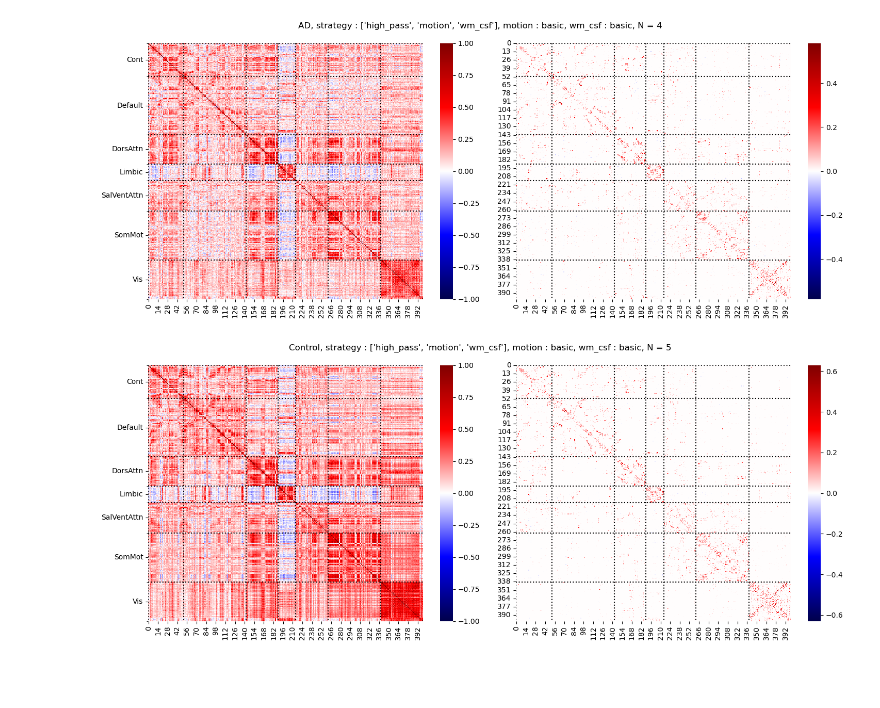
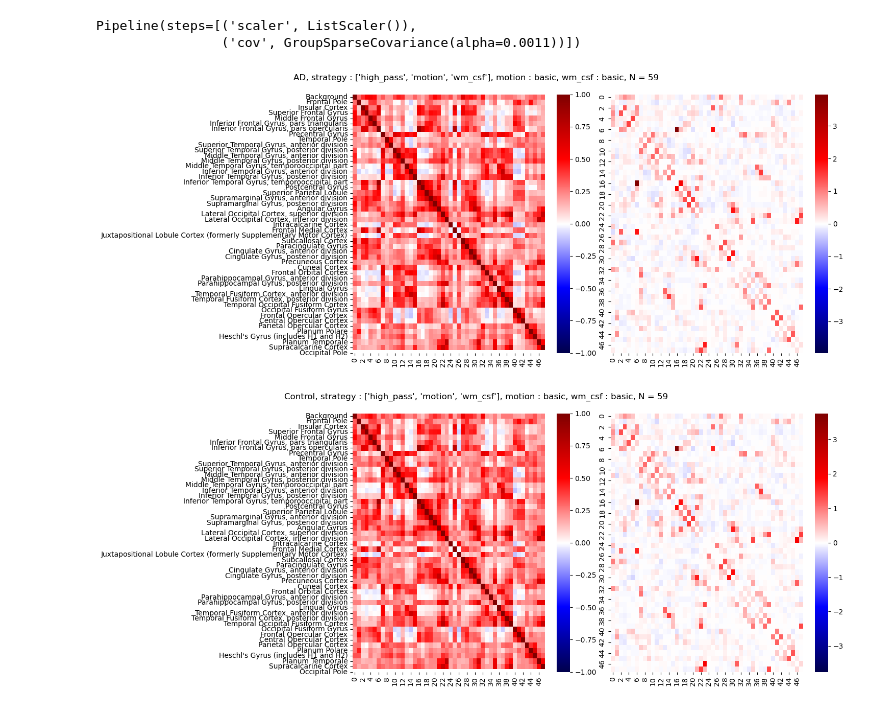
Before and after one commit to jonathan-legrand/bold-dementia, a Jupyter notebook: notebooks/compare_maps.ipynb, the cells around one changed output. Drawn from its saved outputs; the diff is of its cells as text; code cells hidden in the pictures; blank space fills up the shorter version.

```diff
--- a/notebooks/compare_maps.ipynb
+++ b/notebooks/compare_maps.ipynb
@@ -43,0 +42,7 @@ memento = Memento(BIDSDIR, PPATH, atlas)
+# %%
+if CACHE_DIR:
+    memento = MementoTS(cache_dir=CACHE_DIR)
+else:
+    memento = Memento(BIDSDIR, PPATH, atlas)
+
+next(iter(memento))
@@ -90,3 +100,59 @@ GroupSparseCovariance()
+# %%
+import random
+random.seed(4)
+control_ts_sub = random.choices(control_ts, k=len(AD_ts))
+time_series = AD_ts + control_ts_sub
+AD_indices = list(range(len(AD_ts)))
+control_indices = list(range(len(AD_ts), len(time_series)))
+# %%
+from sklearn import covariance
+from sklearn.base import TransformerMixin, BaseEstimator
+from sklearn.pipeline import Pipeline
+
+class Concatenator(TransformerMixin, BaseEstimator):
+    def fit(self, X, y=None):
+        return self
+
+    def transform(self, X, y=None):
+        return np.concatenate(X)
+
+class ListScaler(TransformerMixin, BaseEstimator):
+    def fit(self, X, y=None):
+        self.scaler = StandardScaler()
+        return self
+
+    def transform(self, X, y=None):
+        return [self.scaler.fit_transform(X_i) for X_i in X]
+
+# The sample correlation matrix with relatively short time series
+# is a bad estimate of functionnal connectivity
+#pipe = Pipeline(
+#    [
+#        ("concat", Concatenator()),
+#        ("scaler", StandardScaler()),
+#        ("cov", covariance.GraphicalLasso(alpha=0.1)),
+#    ]
+#)
+pipe = Pipeline(
+    [
+        ("scaler", ListScaler()),
+        ("cov", GroupSparseCovariance(alpha=0.0011)), # Alpha found by CV
+    ]
+)
+
+# Fit AD and controls together to have a common sparsity pattern,
+# but is that a good idea?
+pipe.fit(time_series)
+# %% [output]
+Pipeline(steps=[('scaler', ListScaler()),
+                ('cov', GroupSparseCovariance(alpha=0.0011))])
+# %%
+gcov = pipe.named_steps["cov"]
+AD_cov = gcov.covariances_[:, :, AD_indices].mean(axis=2)
+AD_prec = gcov.precisions_[:, :, AD_indices].mean(axis=2)
+
+control_cov = gcov.covariances_[:, :, control_indices].mean(axis=2)
+control_prec = gcov.precisions_[:, :, control_indices].mean(axis=2)
 # %%
 
 # TODO Macro labelling, should be added in atlases?
@@ -109,6 +175,7 @@ def plot_matrices(cov, prec, title, labels, macro_labels=True):
 
     # We want network labels to span over several rows
     if macro_labels:
+        labels = None
         networks = np.array(list(map(lambda x: str(x).split("_")[2], labels)))
         sort_index = np.argsort(networks)
         ticks = []
@@ -129,7 +196,7 @@ def plot_matrices(cov, prec, title, labels, macro_labels=True):
     else:
         sort_index = np.arange(len(prec))
 
-    sns.heatmap(cov[np.ix_(sort_index, sort_index)], ax=ax1, vmin=-1, vmax=1, cmap="seismic")
+    sns.heatmap(cov[np.ix_(sort_index, sort_index)], ax=ax1, vmin=-1, vmax=1, cmap="seismic", yticklabels=labels)
     sns.heatmap(prec[np.ix_(sort_index, sort_index)], ax=ax2, cmap="seismic", vmin=-span, vmax=span)
 
     # This is a bit unstatisfying
@@ -147,16 +214,14 @@ def plot_matrices(cov, prec, title, labels, macro_labels=True):
 title = ", ".join([f"{k} : {v}" for k, v in confounds_strategy.items()])
 
 # Mean ou pas mean?
-plot_matrices(AD_gsc.covariances_.mean(axis=2), -AD_gsc.precisions_.mean(axis=2), f"AD, {title}, N = {len(AD_ts)}", atlas.labels)
+plot_matrices(AD_cov, -AD_prec, f"AD, {title}, N = {len(AD_ts)}", atlas.labels, macro_labels=False)
 
 plotting.show()
 # %% [output]
-[figure, old version]
+[figure, new version]
 # %%
-
-# Mean ou pas mean?
-plot_matrices(control_gsc.covariances_.mean(axis=2), -control_gsc.precisions_.mean(axis=2), f"Control, {title}, N = {len(control_ts)}", atlas.labels, macro_labels=True)
+plot_matrices(control_cov, -control_prec, f"Control, {title}, N = {len(control_ts_sub)}", atlas.labels, macro_labels=False)
 
 plotting.show()
 # %% [output]
-[figure, old version]
+[figure, new version]
```
Also changed, not shown: parts of 8 cells of this notebook, 2 other files.
